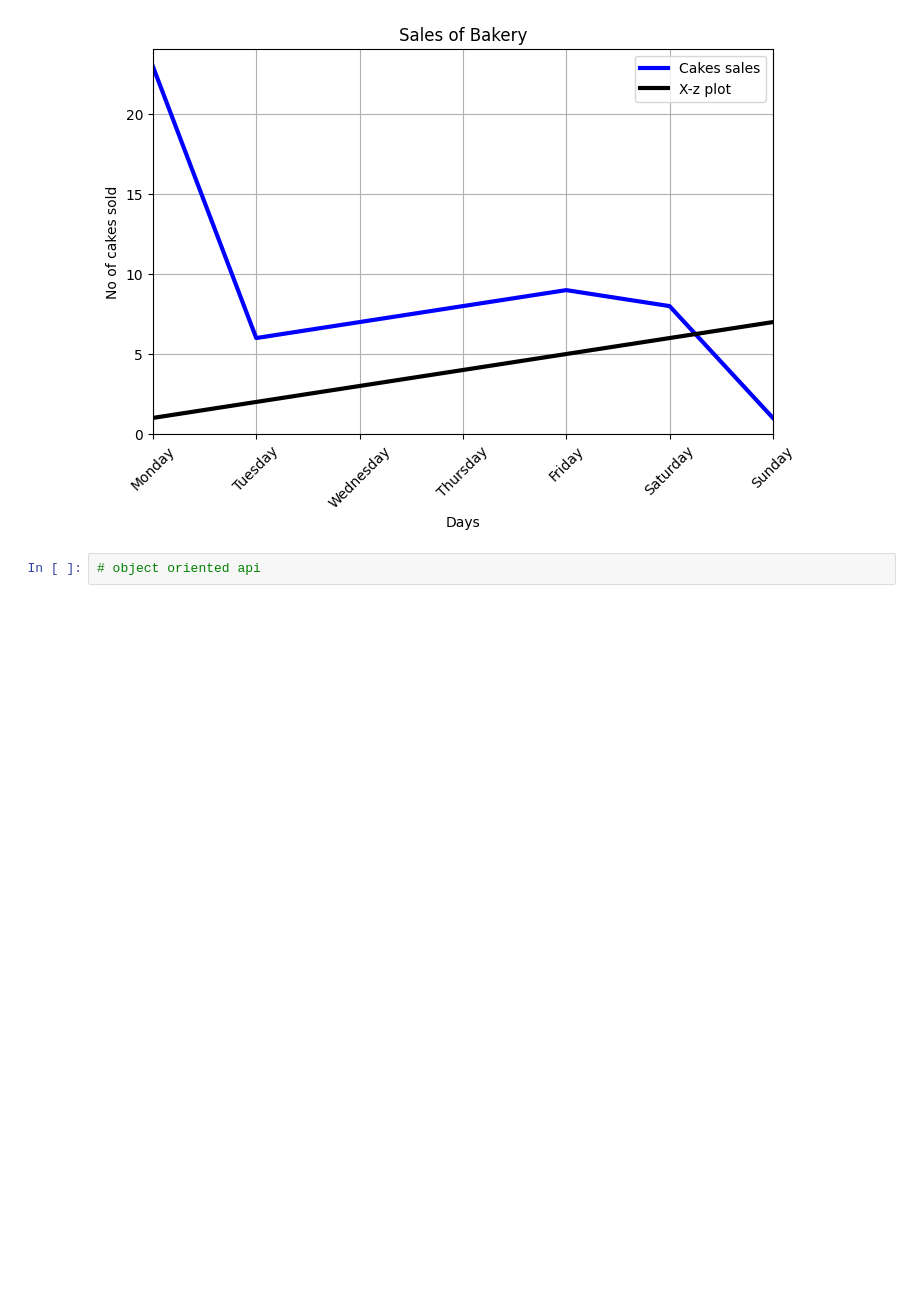
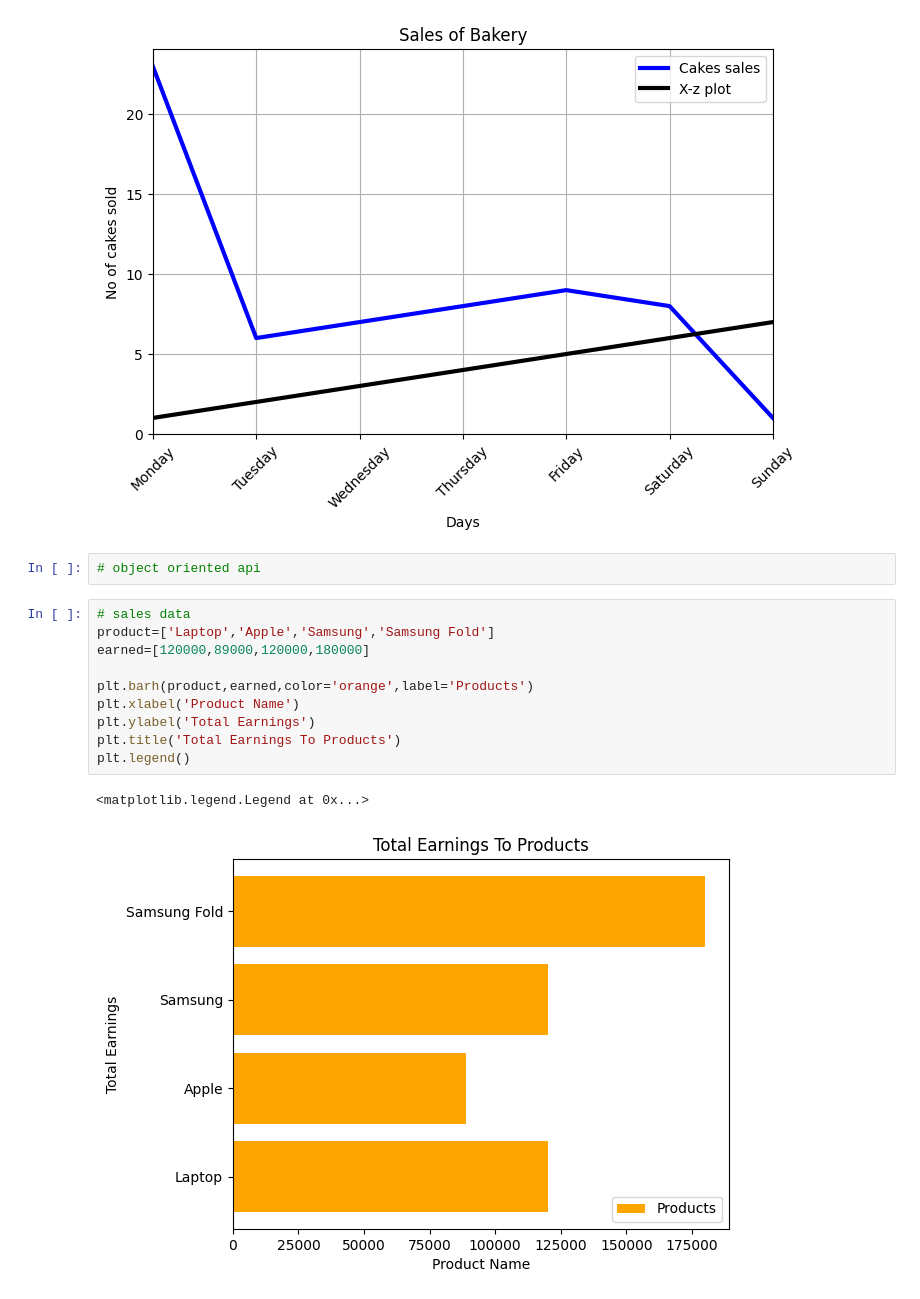
Before and after one commit to sky-shiva/data_viz, a Jupyter notebook: phase0.ipynb, the cells around one changed output. Cells and saved outputs as stored; diff of their text form; blank space fills up the shorter version.

Commit message:
bar graph

```diff
--- a/phase0.ipynb
+++ b/phase0.ipynb
@@ -32,3 +32,16 @@ plt.grid()
 [figure]
 # %%
 # object oriented api
+# %%
+# sales data
+product=['Laptop','Apple','Samsung','Samsung Fold']
+earned=[120000,89000,120000,180000]
+
+plt.barh(product,earned,color='orange',label='Products')
+plt.xlabel('Product Name')
+plt.ylabel('Total Earnings')
+plt.title('Total Earnings To Products')
+plt.legend()
+# %% [output]
+<matplotlib.legend.Legend at 0x...>
+[figure, added]
```
